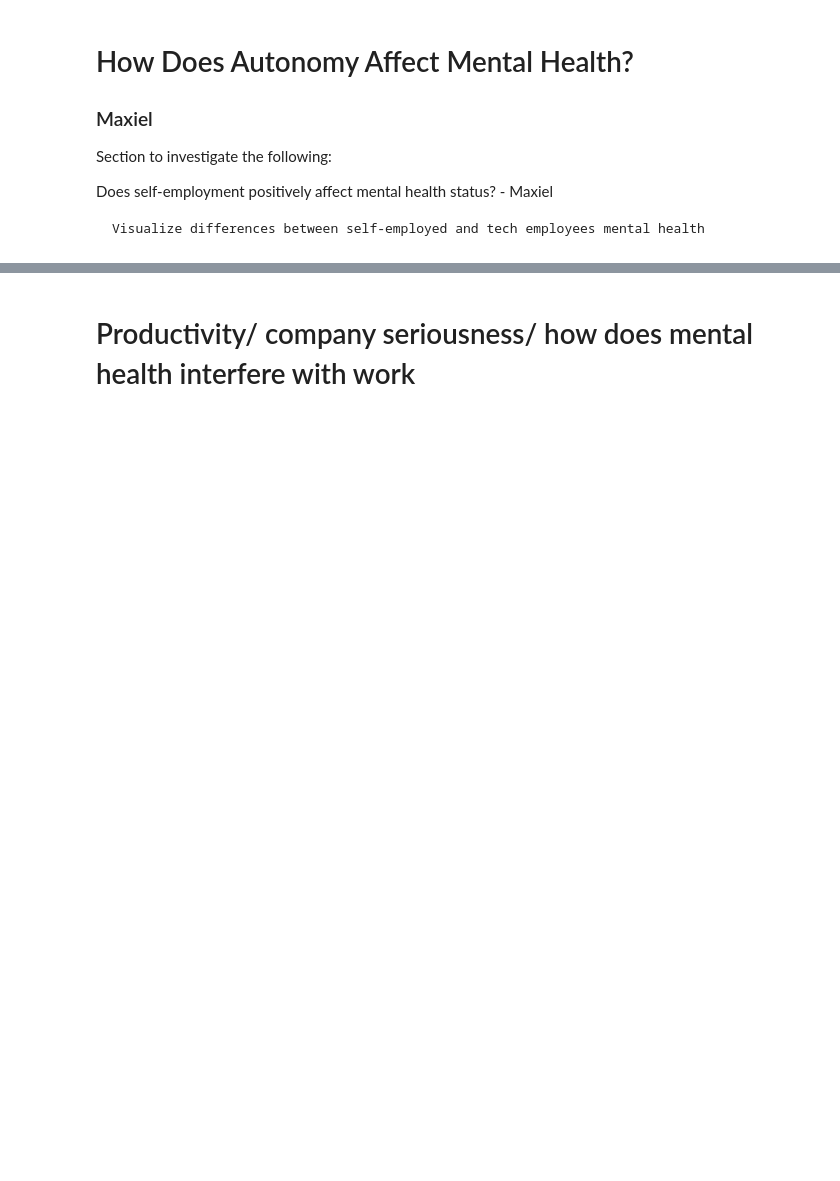
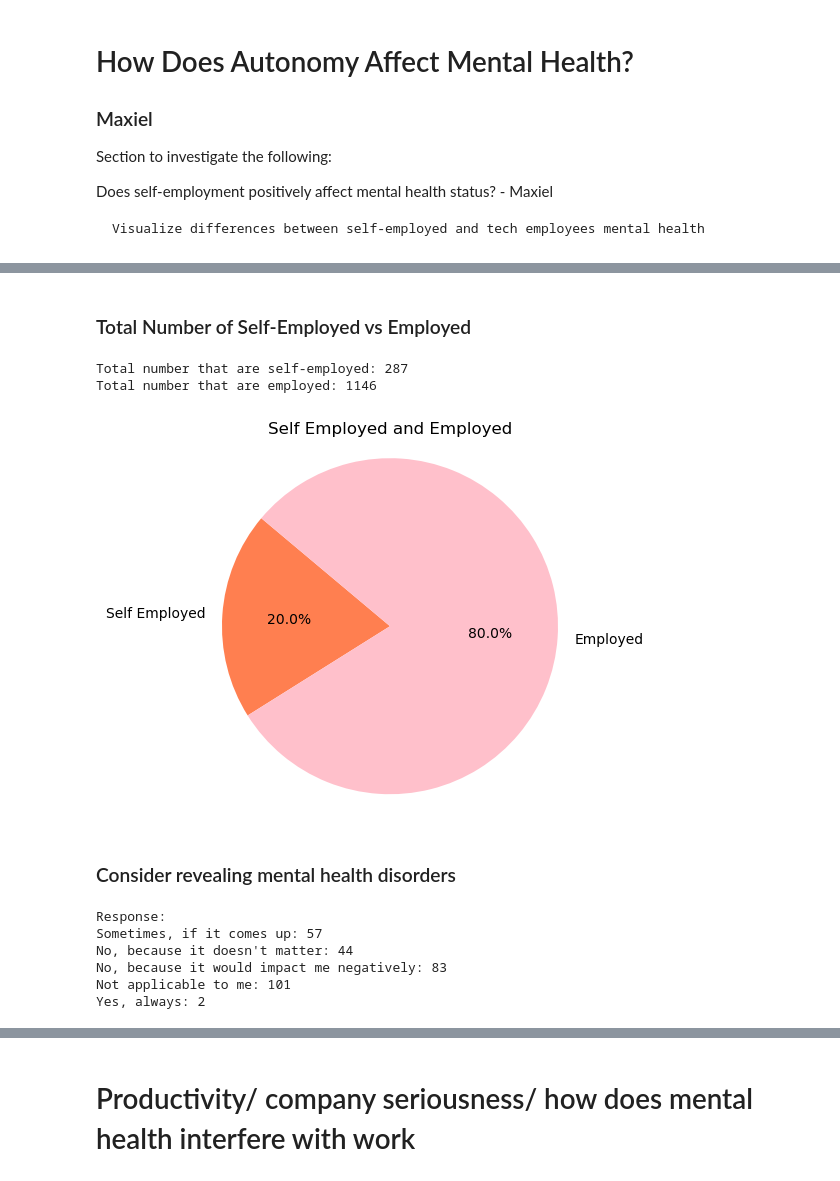
Before and after one commit to June-buggy/Project_01, a Jupyter notebook: Project_01.ipynb, the cells around one changed output, grey strips where cells are left out. Cells and saved outputs as stored; diff of their text form; code cells hidden in the pictures; blank space fills up the shorter version.

```diff
--- a/Project_01.ipynb
+++ b/Project_01.ipynb
@@ -494,3 +495,9 @@ Section to investigate the following:
 Does self-employment positively affect mental health status? - Maxiel
 
     Visualize differences between self-employed and tech employees mental health
+# %%
+# Name of the CSV file
+file = Path('Resources/mental-heath-in-tech-2016_20161114.csv')
+# %%
+# The correct encoding must be used to read the CSV in pandas
+df = pd.read_csv(file, encoding="ISO-8859-1")
@@ -496,0 +578,59 @@ Does self-employment positively affect mental health status? - Maxiel
+# %% [markdown]
+### Total Number of Self-Employed vs Employed
+# %%
+# Counting how many are self-employed and who are employed
+self_employed_count = df['Are you self-employed?'].sum()
+employed_count = df['Are you self-employed?'].eq(0).sum()
+
+# Print total numbers of both counts
+print("Total number that are self-employed:", self_employed_count)
+print("Total number that are employed:", employed_count)
+# %% [output]
+Total number that are self-employed: 287
+Total number that are employed: 1146
+# %%
+# Data for the pie chart
+labels = ['Self Employed', 'Employed']
+sizes = [self_employed_count, employed_count]
+colors = ['coral', 'pink']
+
+# Create the pie chart
+plt.pie(sizes, labels=labels, colors=colors, autopct='%1.1f%%', startangle=140)
+plt.axis('equal')
+
+# Add a title
+plt.title("Self Employed and Employed")
+
+# Display the pie chart
+plt.show()
+# %% [output]
+[figure, added]
+# %% [markdown]
+### Consider revealing mental health disorders
+# %%
+# Filter the data for self-employed individuals (value=1)
+self_employed_df = df[df['Are you self-employed?'] == 1]
+
+# Specify the responses to count
+specified_responses =[
+    "Sometimes, if it comes up",
+    "No, because it doesn't matter",
+    "No, because it would impact me negatively",
+    "Not applicable to me",
+    "Yes, always"]
+
+# Count the specified responses in the "If you have been diagnosed or treated for a mental health disorder, do you ever reveal this to clients or business contacts?" column
+revealing_responses = self_employed_df['If you have been diagnosed or treated for a mental health disorder, do you ever reveal this to clients or business contacts?'].value_counts()
+
+# Print the specified response counts
+print("Response:")
+for response in specified_responses:
+    count = revealing_responses.get(response, 0)
+    print(f"{response}: {count}")
+# %% [output]
+Response:
+Sometimes, if it comes up: 57
+No, because it doesn't matter: 44
+No, because it would impact me negatively: 83
+Not applicable to me: 101
+Yes, always: 2
```
Also changed, not shown: parts of 33 cells of this notebook, 1 other file.
